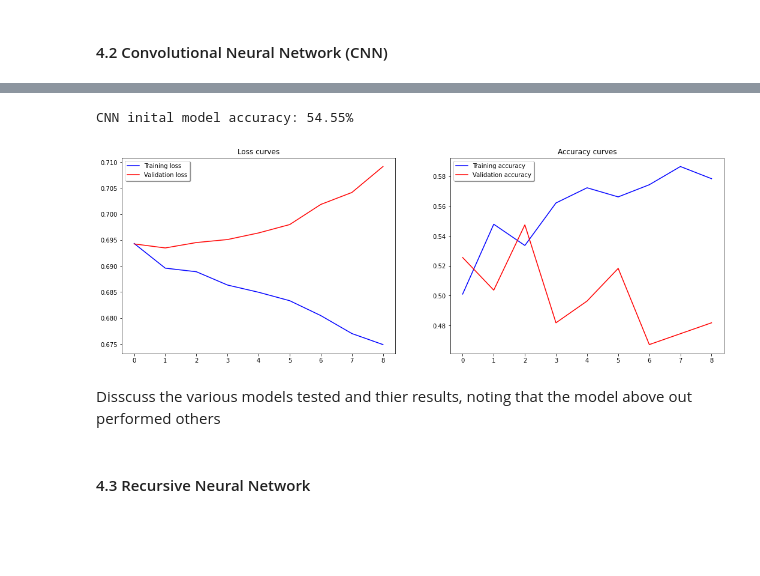
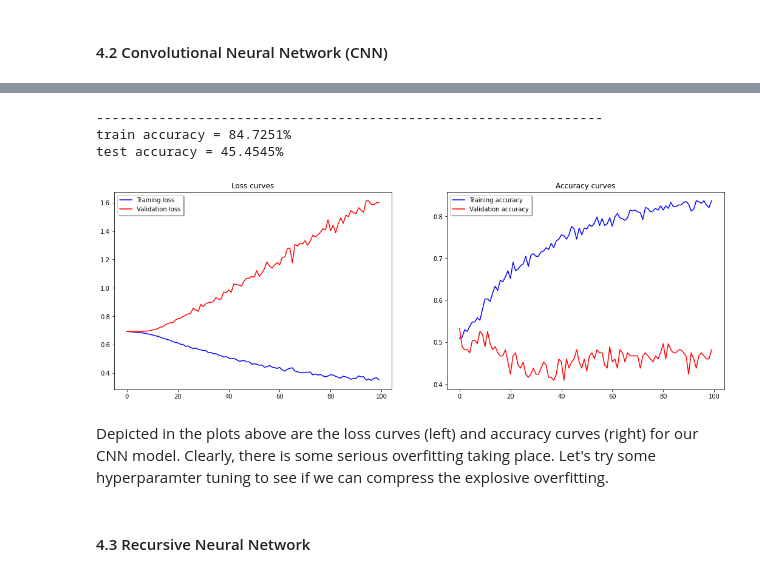
Before and after one commit to fabcabrera/Stock-Predictions, a Jupyter notebook: Main/Stock_Prediction.ipynb, the cells around one changed output, grey strips where cells are left out. Saved outputs shown, nothing was run; the diff lists cells and outputs as text; code cells hidden in the pictures; blank space fills up the shorter version.

```diff
--- a/Main/Stock_Prediction.ipynb
+++ b/Main/Stock_Prediction.ipynb
@@ -634,7 +634,7 @@ def kbest_creator(k, df, df_test):
     # Run PCA decomposition on the K best features
     pca = PCA().fit(df[feats_kb])
     pca_scores = np.cumsum(pca.explained_variance_ratio_) * 100
-    res = next(x for x, val in enumerate(pca_scores) if val > 85) # update to 90 and rerun models
+    res = next(x for x, val in enumerate(pca_scores) if val > 90)
     res = res + 1
     res
 
@@ -780,7 +791,7 @@ def kbest_creator(k):
     # Run PCA decomposition on the K best features
     pca = PCA().fit(X_train[feats])
     pca_scores = np.cumsum(pca.explained_variance_ratio_) * 100
-    res = next(x for x, val in enumerate(pca_scores) if val > 85) # update to 90 and rerun models
+    res = next(x for x, val in enumerate(pca_scores) if val > 90) # update to 90 and rerun models
     res = res +1
     res
 
@@ -846,31 +863,38 @@ Epoch 9/30
 # %%
 # Predict on test data
 y_hat1_2 = model1_2.predict(X_test_1)
 
 # Find the accuracy of the model. Values greater than 0.5 are considered 1, else 0.
 y_hat1_2 = y_hat1_2 > .5
 
-print("CNN model accuracy: {}%".format(metrics.accuracy_score(test_5w,y_hat1_2).round(4)*100))
+# Evaluate the model:
+train_loss, train_acc = model1_2.evaluate(X_train_1, train_5w,
+                                       batch_size=50, verbose=0)
+test_loss, test_acc = model1_2.evaluate(X_test_1, test_5w,
+                                     batch_size=50, verbose=0)
+print('-'*65)
+print(f'train accuracy = {round(train_acc * 100, 4)}%')
+print(f'test accuracy = {round(test_acc * 100, 4)}%')
 
 # Plot the loss and accuracy curves over epochs:
 fig, axs = plt.subplots(nrows=1, ncols=2, figsize=(18,6))
 
 axs[0].plot(model1_2_hist.history['loss'], color='b', label='Training loss')
 axs[0].plot(model1_2_hist.history['val_loss'], color='r', label='Validation loss')
 
 axs[0].set_title("Loss curves")
 axs[0].legend(loc='best', shadow=True)
 
 axs[1].plot(model1_2_hist.history['accuracy'], color='b', label='Training accuracy')
 axs[1].plot(model1_2_hist.history['val_accuracy'], color='r', label='Validation accuracy')
 axs[1].set_title("Accuracy curves")
 axs[1].legend(loc='best', shadow=True)
 
-
-
 plt.show()
 # %% [output]
-CNN inital model accuracy: 54.55%
+-----------------------------------------------------------------
+train accuracy = 84.7251%
+test accuracy = 45.4545%
-[figure, old version]
+[figure, new version]
-# %% [markdown]
-Disscuss the various models tested and thier results, noting that the model above out performed others
+# %% [markdown]
+Depicted in the plots above are the loss curves (left) and accuracy curves (right) for our CNN model. Clearly, there is some serious overfitting taking place. Let's try some hyperparamter tuning to see if we can compress the explosive overfitting.
```
Also changed, not shown: parts of 13 cells of this notebook, 1 other file.
